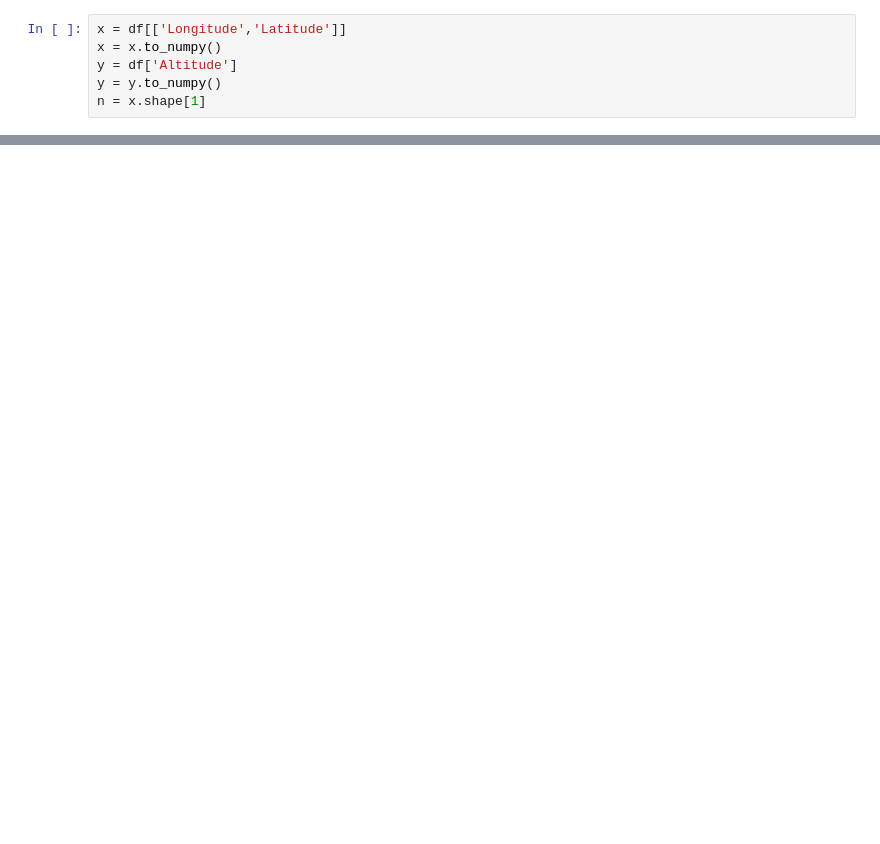
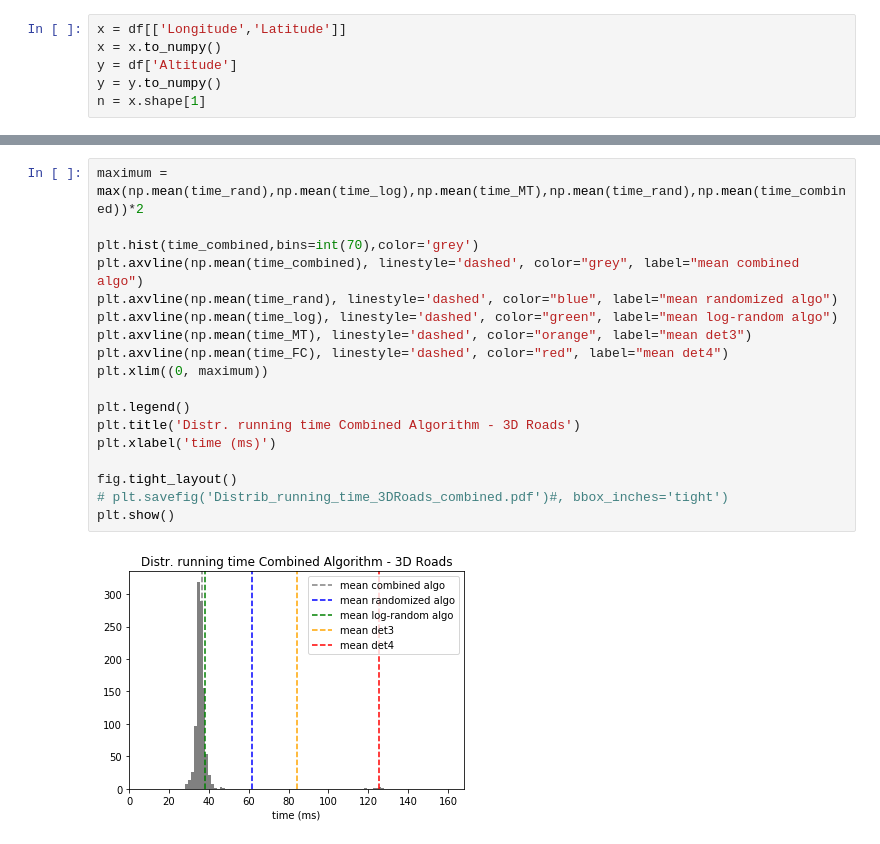
Before and after one commit to FraCose/Recombination_Random_Algos, a Jupyter notebook: Comparison_3D_spatial_network.ipynb, the cells around one changed output, grey strips where cells are left out. Saved outputs shown, nothing was run; the diff lists cells and outputs as text; blank space fills up the shorter version.

```diff
--- a/Comparison_3D_spatial_network.ipynb
+++ b/Comparison_3D_spatial_network.ipynb
@@ -285,0 +537,20 @@ plt.show()
+# %%
+maximum = max(np.mean(time_rand),np.mean(time_log),np.mean(time_MT),np.mean(time_rand),np.mean(time_combined))*2
+
+plt.hist(time_combined,bins=int(70),color='grey')
+plt.axvline(np.mean(time_combined), linestyle='dashed', color="grey", label="mean combined algo")
+plt.axvline(np.mean(time_rand), linestyle='dashed', color="blue", label="mean randomized algo")
+plt.axvline(np.mean(time_log), linestyle='dashed', color="green", label="mean log-random algo")
+plt.axvline(np.mean(time_MT), linestyle='dashed', color="orange", label="mean det3")
+plt.axvline(np.mean(time_FC), linestyle='dashed', color="red", label="mean det4")
+plt.xlim((0, maximum))
+
+plt.legend()
+plt.title('Distr. running time Combined Algorithm - 3D Roads')
+plt.xlabel('time (ms)')
+
+fig.tight_layout()
+# plt.savefig('Distrib_running_time_3DRoads_combined.pdf')#, bbox_inches='tight')
+plt.show()
+# %% [output]
+[figure, added]
```
Also changed, not shown: parts of 10 cells of this notebook, 3 other files.
